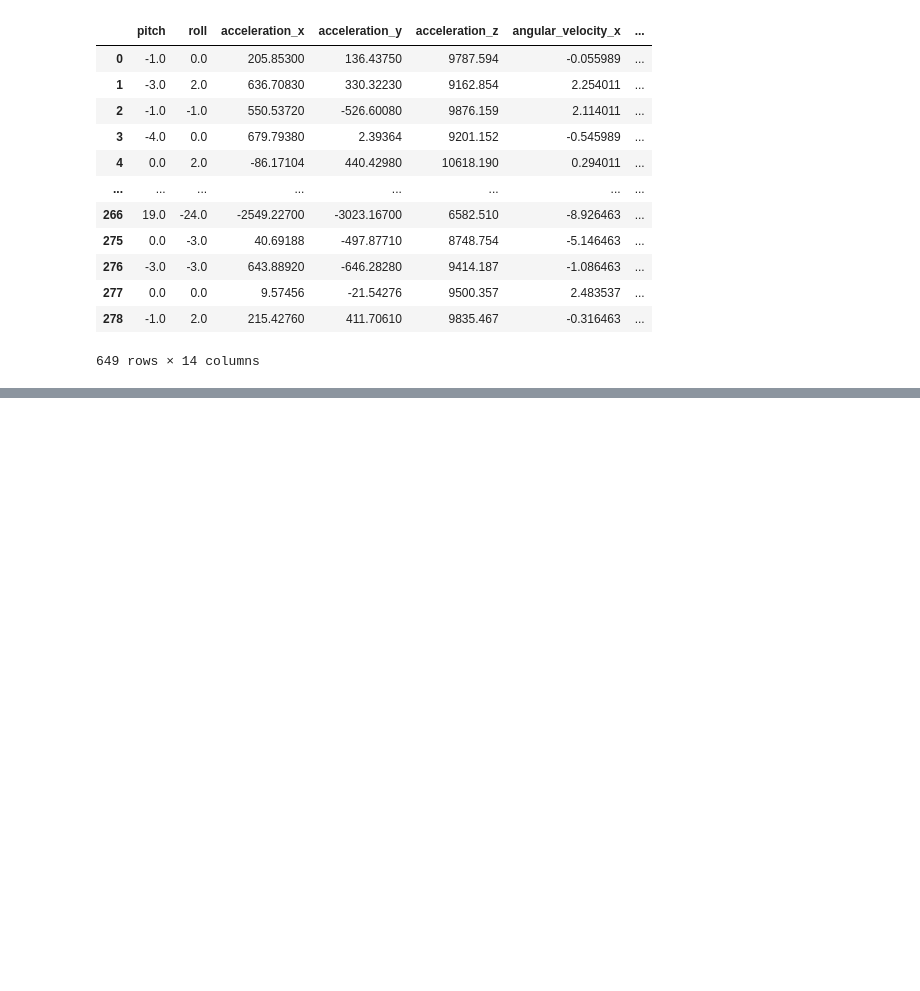
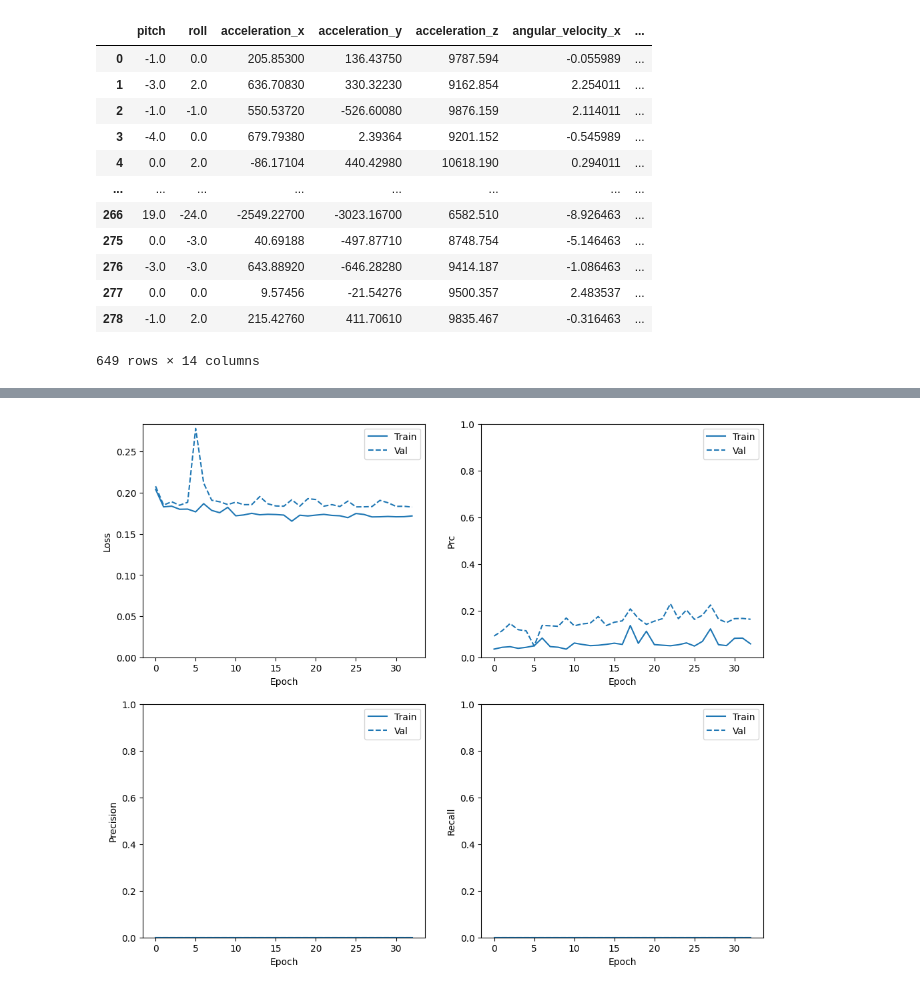
Before and after one commit to pbackx/ai-and-lego, a Jupyter notebook: learning/analysis.ipynb, the cells around one changed output, grey strips where cells are left out. Drawn from its saved outputs; the diff is of its cells as text; code cells hidden in the pictures; blank space fills up the shorter version.

Commit message:
Initial terrible model (need more data and a better model)

```diff
--- a/learning/analysis.ipynb
+++ b/learning/analysis.ipynb
@@ -84,0 +200,9 @@ print(len(tensors),len(labels))
+# %%
+EPOCHS = 100
+
+early_stopping = tf.keras.callbacks.EarlyStopping(
+    monitor='val_prc',
+    verbose=1,
+    patience=10,
+    mode='max',
+    restore_best_weights=True)
@@ -84,0 +212,8 @@ print(len(tensors),len(labels))
+# %%
+history = model.fit(
+    np.array(train_tensors),
+    train_labels,
+    epochs=EPOCHS,
+    batch_size=1,
+    validation_data=(np.array(val_tensors), val_labels),
+    callbacks=[early_stopping])
@@ -84,0 +238,29 @@ print(len(tensors),len(labels))
+# %%
+import matplotlib as mpl
+import matplotlib.pyplot as plt
+mpl.rcParams['figure.figsize'] = (12, 10)
+colors = plt.rcParams['axes.prop_cycle'].by_key()['color']
+
+
+def plot_metrics(history):
+    metrics = ['loss', 'prc', 'precision', 'recall']
+    for n, metric in enumerate(metrics):
+        name = metric.replace("_"," ").capitalize()
+        plt.subplot(2,2,n+1)
+        plt.plot(history.epoch, history.history[metric], color=colors[0], label='Train')
+        plt.plot(history.epoch, history.history['val_'+metric],
+                 color=colors[0], linestyle="--", label='Val')
+        plt.xlabel('Epoch')
+        plt.ylabel(name)
+        if metric == 'loss':
+            plt.ylim([0, plt.ylim()[1]])
+        elif metric == 'auc':
+            plt.ylim([0.8,1])
+        else:
+            plt.ylim([0,1])
+
+        plt.legend()
+# %%
+plot_metrics(history)
+# %% [output]
+[figure, added]
```
Also changed, not shown: parts of 15 cells of this notebook, 1 other file.
